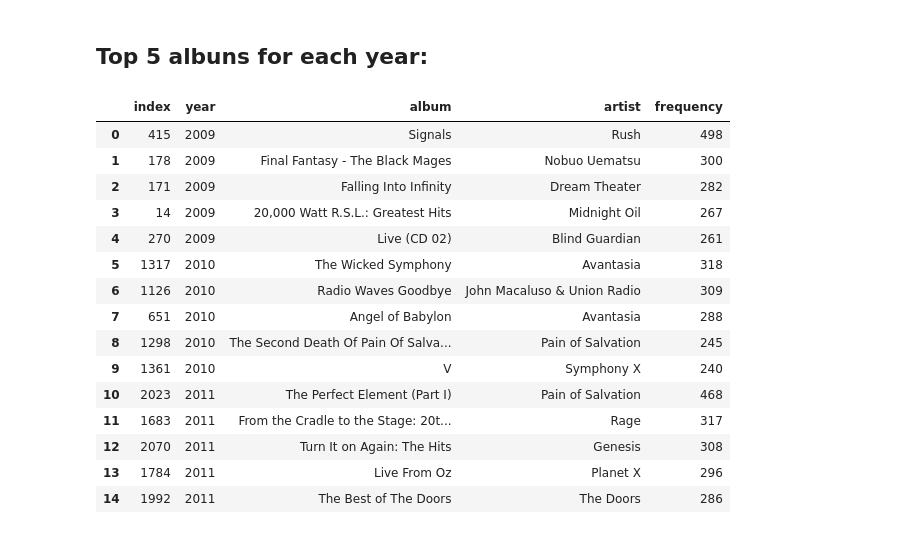
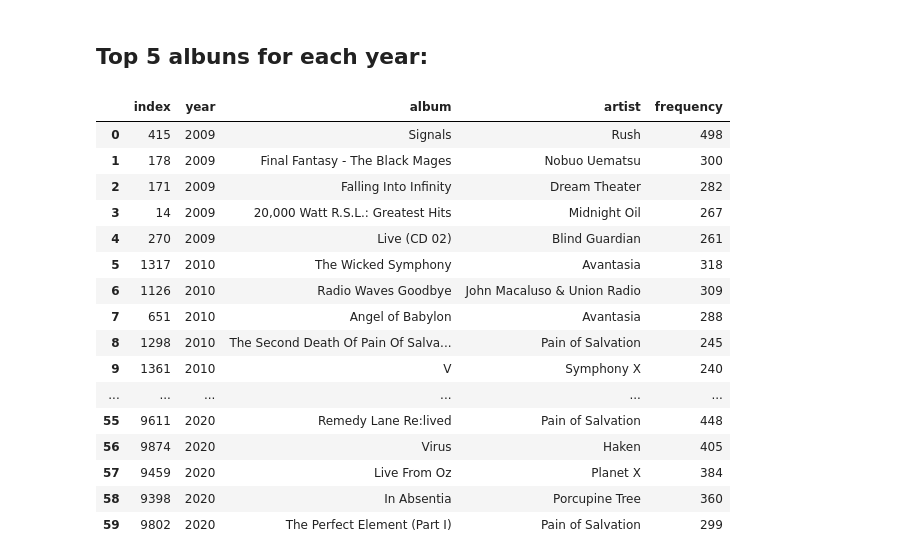
Before and after one commit to fredericohorst/personal-music-trends, a Jupyter notebook: analyzing.ipynb, the cells around one changed output. Drawn from its saved outputs; the diff is of its cells as text; code cells hidden in the pictures.

Commit message:
top albuns

```diff
--- a/analyzing.ipynb
+++ b/analyzing.ipynb
@@ -79,30 +79,31 @@ top_albuns_per_year.pivot(index='artist_and_album',columns='year',values='freque
 # %%
 top_albuns = lastfm_df.groupby(['year','album_name','artist_name']).count().reset_index()
 top_albuns = top_albuns[['year','album_name','artist_name','date']]
 top_albuns.columns = ['year', 'album', 'artist', 'frequency']
 top_albuns = top_albuns.sort_values(by=['year','frequency'], ascending=False)
 
 df_list = []
-for year in range(2009,2012):
+for year in range(2009,2021):
     df = top_albuns[top_albuns.year == year].head(5)
     df_list.append(df)
 
 top_5_albuns_per_year = pandas.concat(df_list).reset_index()
-top_5_albuns_per_year.head(50)
+top_5_albuns_per_year.head(70)
 # %% [output]
 |  | index | year | album | artist | frequency |
 | 0 | 415 | 2009 | Signals | Rush | 498 |
 | 1 | 178 | 2009 | Final Fantasy - The Black Mages | Nobuo Uematsu | 300 |
 | 2 | 171 | 2009 | Falling Into Infinity | Dream Theater | 282 |
 | 3 | 14 | 2009 | 20,000 Watt R.S.L.: Greatest Hits | Midnight Oil | 267 |
 | 4 | 270 | 2009 | Live (CD 02) | Blind Guardian | 261 |
 | 5 | 1317 | 2010 | The Wicked Symphony | Avantasia | 318 |
 | 6 | 1126 | 2010 | Radio Waves Goodbye | John Macaluso & Union Radio | 309 |
 | 7 | 651 | 2010 | Angel of Babylon | Avantasia | 288 |
 | 8 | 1298 | 2010 | The Second Death Of Pain Of Salva... | Pain of Salvation | 245 |
 | 9 | 1361 | 2010 | V | Symphony X | 240 |
-| 10 | 2023 | 2011 | The Perfect Element (Part I) | Pain of Salvation | 468 |
-| 11 | 1683 | 2011 | From the Cradle to the Stage: 20t... | Rage | 317 |
-| 12 | 2070 | 2011 | Turn It on Again: The Hits | Genesis | 308 |
-| 13 | 1784 | 2011 | Live From Oz | Planet X | 296 |
-| 14 | 1992 | 2011 | The Best of The Doors | The Doors | 286 |
+| ... | ... | ... | ... | ... | ... |
+| 55 | 9611 | 2020 | Remedy Lane Re:lived | Pain of Salvation | 448 |
+| 56 | 9874 | 2020 | Virus | Haken | 405 |
+| 57 | 9459 | 2020 | Live From Oz | Planet X | 384 |
+| 58 | 9398 | 2020 | In Absentia | Porcupine Tree | 360 |
+| 59 | 9802 | 2020 | The Perfect Element (Part I) | Pain of Salvation | 299 |
```
